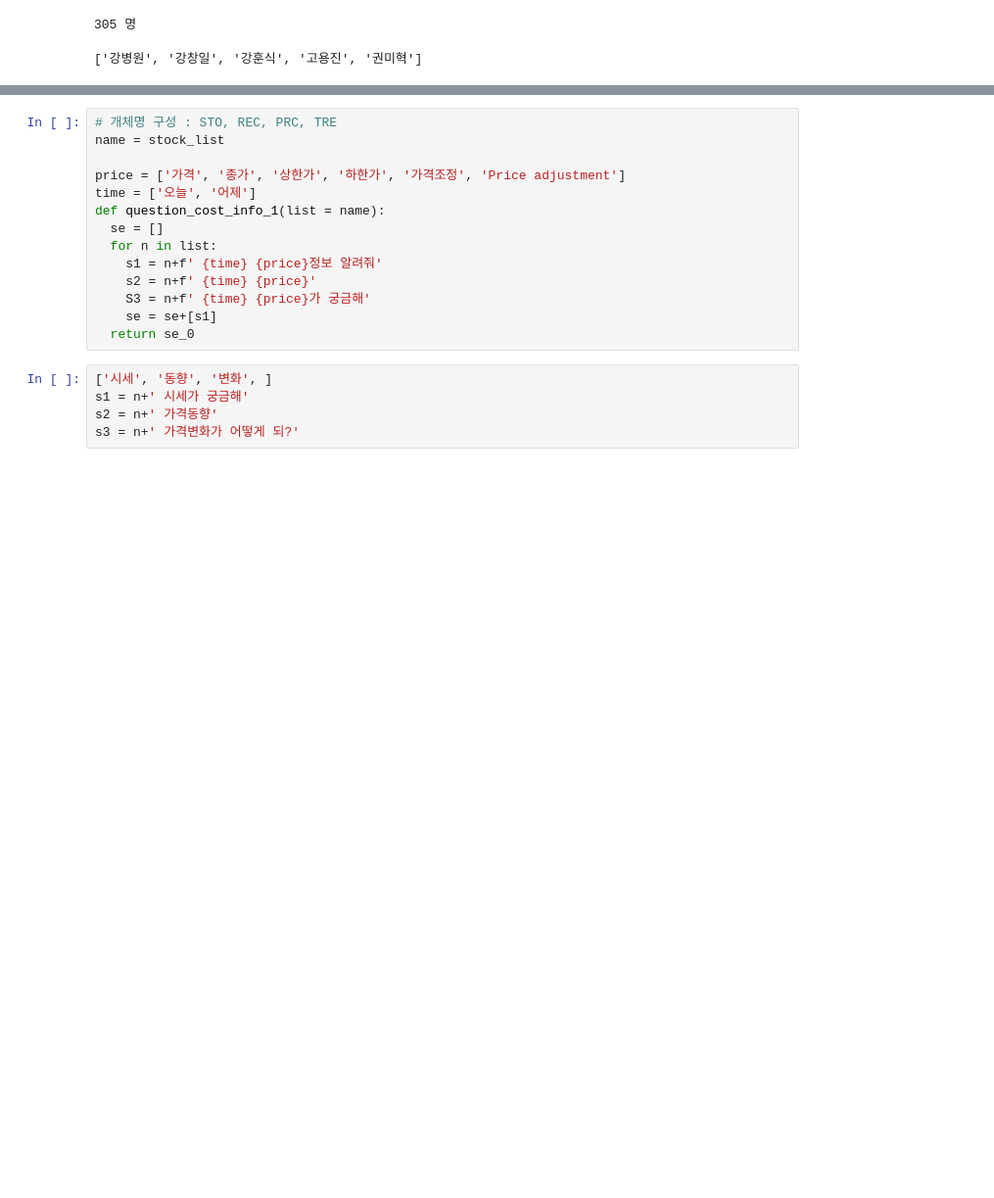
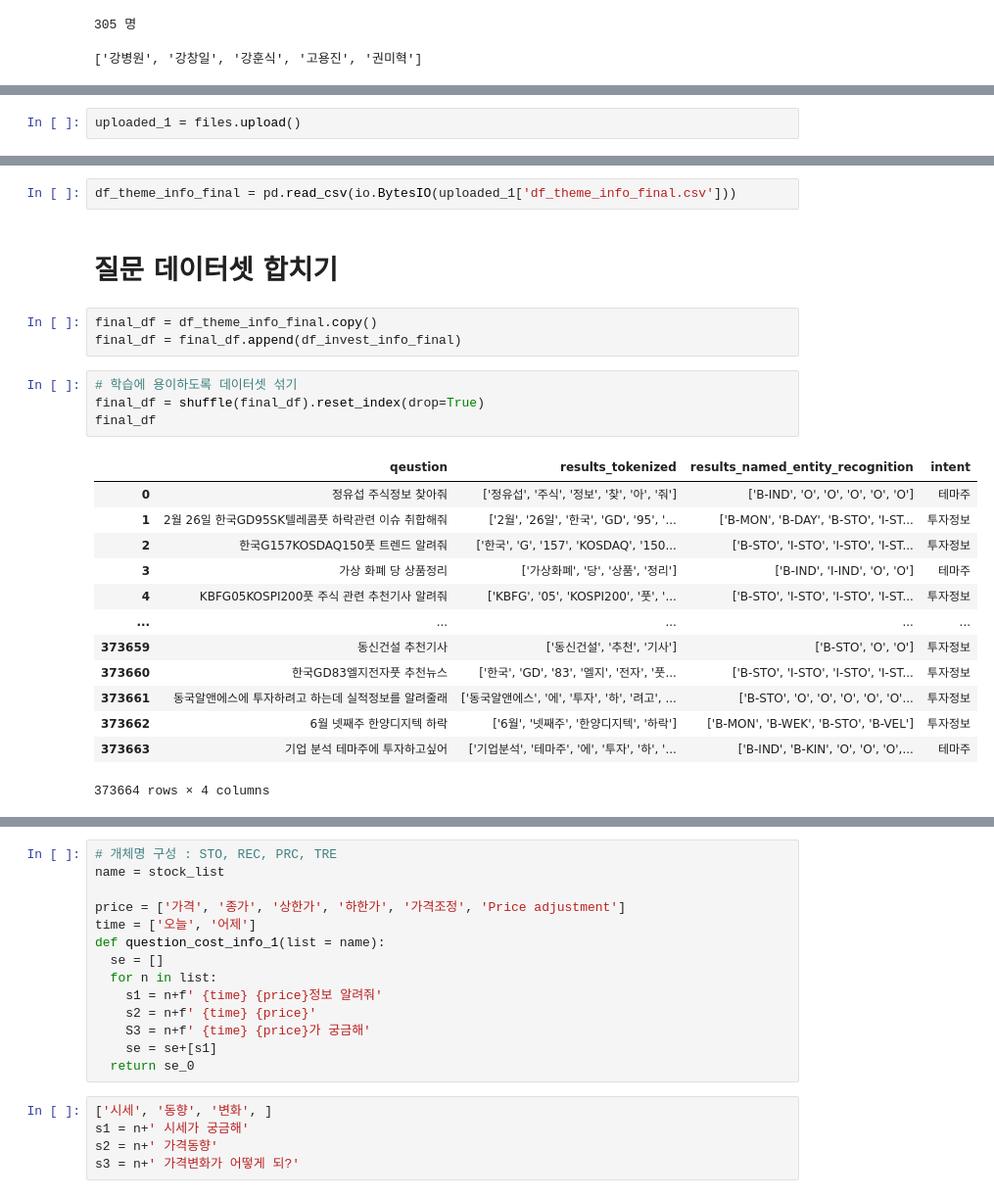
Before and after one commit to mwithgod3952/jh_Natural_language_processing, a Jupyter notebook: 챗봇_Demo.ipynb, the cells around one changed output, grey strips where cells are left out. Shown at 98% size. Saved outputs shown, nothing was run; the diff lists cells and outputs as text; blank space fills up the shorter version.

```diff
--- a/챗봇_Demo.ipynb
+++ b/챗봇_Demo.ipynb
@@ -638,0 +888,2 @@ politician_name_list[:5]
+# %%
+uploaded_1 = files.upload()
@@ -638,0 +893,25 @@ politician_name_list[:5]
+# %%
+df_theme_info_final = pd.read_csv(io.BytesIO(uploaded_1['df_theme_info_final.csv']))
+# %% [markdown]
+# 질문 데이터셋 합치기
+# %%
+final_df = df_theme_info_final.copy()
+final_df = final_df.append(df_invest_info_final)
+# %%
+# 학습에 용이하도록 데이터셋 섞기
+final_df = shuffle(final_df).reset_index(drop=True)
+final_df
+# %% [output]
+|  | qeustion | results_tokenized | results_named_entity_recognition | intent |
+| 0 | 정유섭 주식정보 찾아줘 | ['정유섭', '주식', '정보', '찾', '아', '줘'] | ['B-IND', 'O', 'O', 'O', 'O', 'O'] | 테마주 |
+| 1 | 2월 26일 한국GD95SK텔레콤풋 하락관련 이슈 취합해줘 | ['2월', '26일', '한국', 'GD', '95', '... | ['B-MON', 'B-DAY', 'B-STO', 'I-ST... | 투자정보 |
+| 2 | 한국G157KOSDAQ150풋 트렌드 알려줘 | ['한국', 'G', '157', 'KOSDAQ', '150... | ['B-STO', 'I-STO', 'I-STO', 'I-ST... | 투자정보 |
+| 3 | 가상 화폐 당 상품정리 | ['가상화폐', '당', '상품', '정리'] | ['B-IND', 'I-IND', 'O', 'O'] | 테마주 |
+| 4 | KBFG05KOSPI200풋 주식 관련 추천기사 알려줘 | ['KBFG', '05', 'KOSPI200', '풋', '... | ['B-STO', 'I-STO', 'I-STO', 'I-ST... | 투자정보 |
+| ... | ... | ... | ... | ... |
+| 373659 | 동신건설 추천기사 | ['동신건설', '추천', '기사'] | ['B-STO', 'O', 'O'] | 투자정보 |
+| 373660 | 한국GD83엘지전자풋 추천뉴스 | ['한국', 'GD', '83', '엘지', '전자', '풋... | ['B-STO', 'I-STO', 'I-STO', 'I-ST... | 투자정보 |
+| 373661 | 동국알앤에스에 투자하려고 하는데 실적정보를 알려줄래 | ['동국알앤에스', '에', '투자', '하', '려고', ... | ['B-STO', 'O', 'O', 'O', 'O', 'O'... | 투자정보 |
+| 373662 | 6월 넷째주 한양디지텍 하락 | ['6월', '넷째주', '한양디지텍', '하락'] | ['B-MON', 'B-WEK', 'B-STO', 'B-VEL'] | 투자정보 |
+| 373663 | 기업 분석 테마주에 투자하고싶어 | ['기업분석', '테마주', '에', '투자', '하', '... | ['B-IND', 'B-KIN', 'O', 'O', 'O',... | 테마주 |
+373664 rows × 4 columns
```
Also changed, not shown: parts of 48 cells of this notebook.
